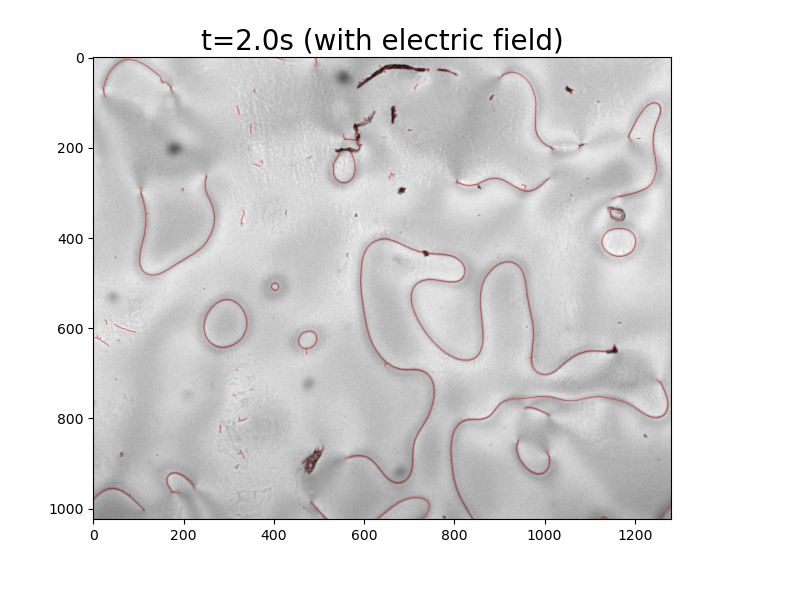
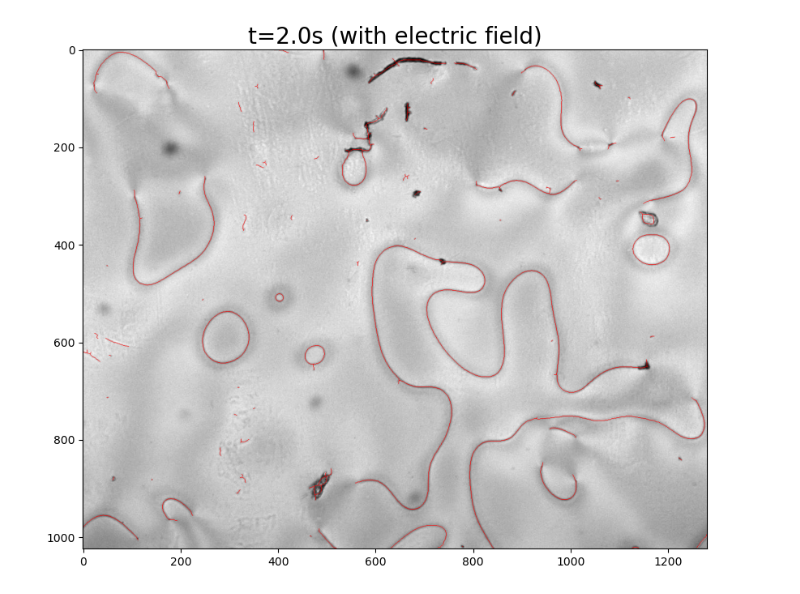
Before and after one commit to mandal-anik10/SLP-CosmoWithLCs, a Jupyter notebook: notebooks/evol_strings.ipynb, the cells around one changed output. Cells and saved outputs as stored; diff of their text form; code cells hidden in the pictures.

```diff
--- a/notebooks/evol_strings.ipynb
+++ b/notebooks/evol_strings.ipynb
@@ -70,15 +71,15 @@ S_len3, sk3  = framework(img3, skleton_img=True)
 # %%
 skeleton3 = sk3.astype(bool)
 img3_norm = (img3 - img3.min()) / (img3.max() - img3.min())
 
 img3_rgb = np.dstack([img3_norm, img3_norm, img3_norm])
 overlay3 = img3_rgb.copy()
 overlay3[skeleton3] = [1.0, 0.0, 0.0]
 
-fig = plt.figure(figsize=(12,6))
+fig = plt.figure(figsize=(10,8))
 
 plt.imshow(overlay3)
 plt.title('t=2.0s (with electric field)')
 plt.savefig('../figs/60V_dyn_200e.png')
 # %% [output]
-[figure, old version]
+[figure, new version]
```
Also changed, not shown: parts of 3 cells of this notebook, 6 other files.
